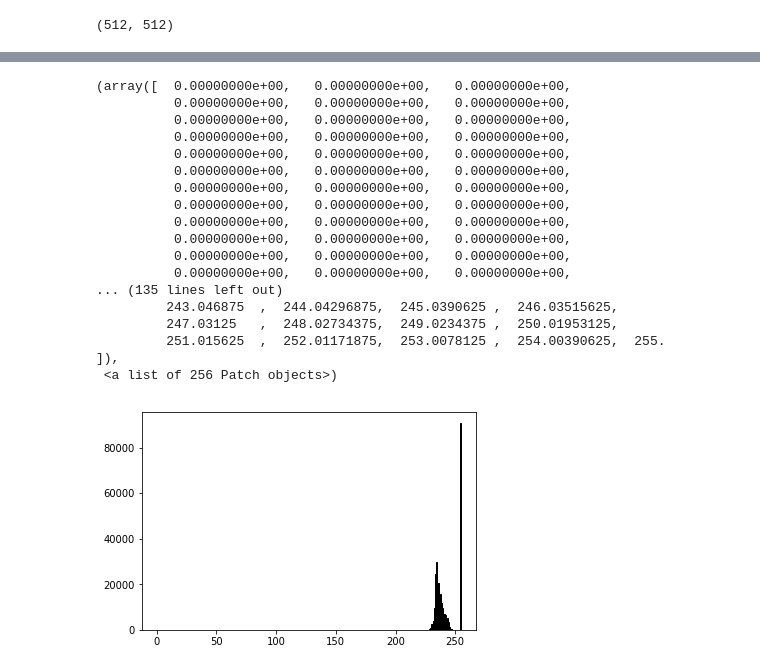
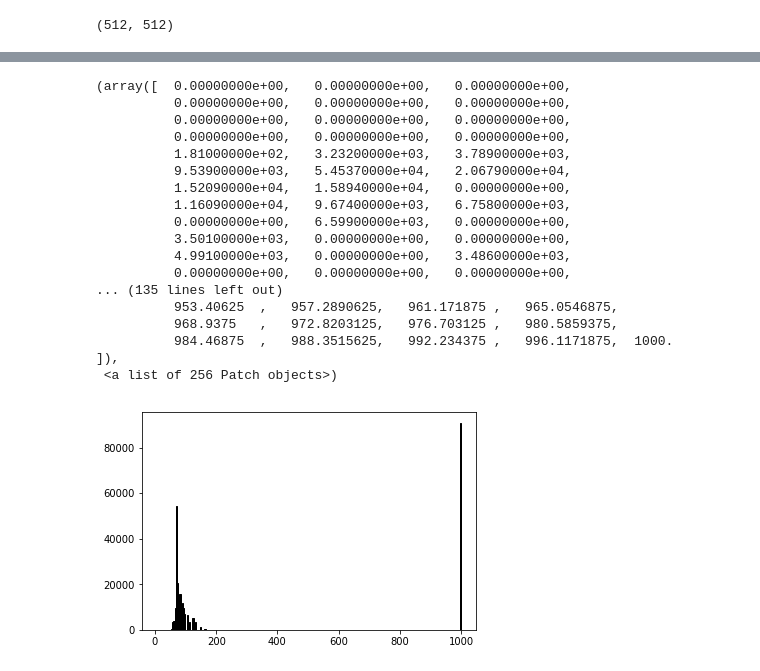
Before and after one commit to seankmartin/LF_View_Synthesis, a Jupyter notebook: Notebooks/Depth_Disparity.ipynb, the cells around one changed output, grey strips where cells are left out. Cells and saved outputs as stored; diff of their text form; code cells hidden in the pictures.

```diff
--- a/Notebooks/Depth_Disparity.ipynb
+++ b/Notebooks/Depth_Disparity.ipynb
@@ -79,11 +80,29 @@ def depth_to_disparity(depth_value, baseline, focal_length, shift = 0.0):
     """
     disparity = (baseline * focal_length) / depth_value - shift
     return disparity
+# %%
+def depth_buffer_to_eye(buffer_depth, near, far):
+    """
+    Returns eye space depth from a [0,1] depth buffer value.
+    First converts the buffer value to NDC in [-1, 1].
+    Then inverts the perspective projection to give eye space depth.
+
+    Keyword arguments:
+    buffer_depth -- the input depth buffer value
+    near -- the depth of the near plane (positive)
+    far -- the depth of the far plane (positive)
+    """
+    ndc_depth = 2.0 * buffer_depth - 1.0
+    eye_depth = 2.0 * near * far / (near + far - ndc_depth * (far - near))
+    return eye_depth
 # %%
-disparity = depth_to_disparity(img, baseline = 1, focal_length = 1.7, shift = 0)
+eye_depth = depth_buffer_to_eye(img, 6.0, 1000)
+disparity = depth_to_disparity(eye_depth, baseline = 1, focal_length = 1.7, shift = 0)
 disparity2 = depth_to_disparity(data, baseline = 1, focal_length = 1.7, shift = 0)
 #imgplot = plt.imshow(disparity, cmap=plt.cm.gray)
-imgplot2 = plt.imshow(disparity2, cmap= plt.cm.gray)
+imgplot2 = plt.imshow(disparity, cmap= plt.cm.gray)
+img
+eye_depth
 disparity
 disparity2
 # %% [output]
@@ -116,22 +161,22 @@ array([[ 0.00714286,  0.00714286,  0.00714286, ...,  0.00666667,
 [figure]
 # %%
-plt.hist(data.ravel(), bins=256, range=(0, 255), fc='k', ec='k')
+plt.hist(eye_depth.ravel(), bins=256, range=(6, 1000), fc='k', ec='k')
 # %% [output]
 (array([  0.00000000e+00,   0.00000000e+00,   0.00000000e+00,
           0.00000000e+00,   0.00000000e+00,   0.00000000e+00,
           0.00000000e+00,   0.00000000e+00,   0.00000000e+00,
           0.00000000e+00,   0.00000000e+00,   0.00000000e+00,
-          0.00000000e+00,   0.00000000e+00,   0.00000000e+00,
-          0.00000000e+00,   0.00000000e+00,   0.00000000e+00,
-          0.00000000e+00,   0.00000000e+00,   0.00000000e+00,
-          0.00000000e+00,   0.00000000e+00,   0.00000000e+00,
-          0.00000000e+00,   0.00000000e+00,   0.00000000e+00,
-          0.00000000e+00,   0.00000000e+00,   0.00000000e+00,
-          0.00000000e+00,   0.00000000e+00,   0.00000000e+00,
+          1.81000000e+02,   3.23200000e+03,   3.78900000e+03,
+          9.53900000e+03,   5.45370000e+04,   2.06790000e+04,
+          1.52090000e+04,   1.58940000e+04,   0.00000000e+00,
+          1.16090000e+04,   9.67400000e+03,   6.75800000e+03,
+          0.00000000e+00,   6.59900000e+03,   0.00000000e+00,
+          3.50100000e+03,   0.00000000e+00,   0.00000000e+00,
+          4.99100000e+03,   0.00000000e+00,   3.48600000e+03,
           0.00000000e+00,   0.00000000e+00,   0.00000000e+00,
 ... (135 lines left out)
-         243.046875  ,  244.04296875,  245.0390625 ,  246.03515625,
-         247.03125   ,  248.02734375,  249.0234375 ,  250.01953125,
-         251.015625  ,  252.01171875,  253.0078125 ,  254.00390625,  255.        ]),
+          953.40625  ,   957.2890625,   961.171875 ,   965.0546875,
+          968.9375   ,   972.8203125,   976.703125 ,   980.5859375,
+          984.46875  ,   988.3515625,   992.234375 ,   996.1171875,  1000.       ]),
  <a list of 256 Patch objects>)
-[figure, old version]
+[figure, new version]
```
Also changed, not shown: parts of 2 cells of this notebook.
